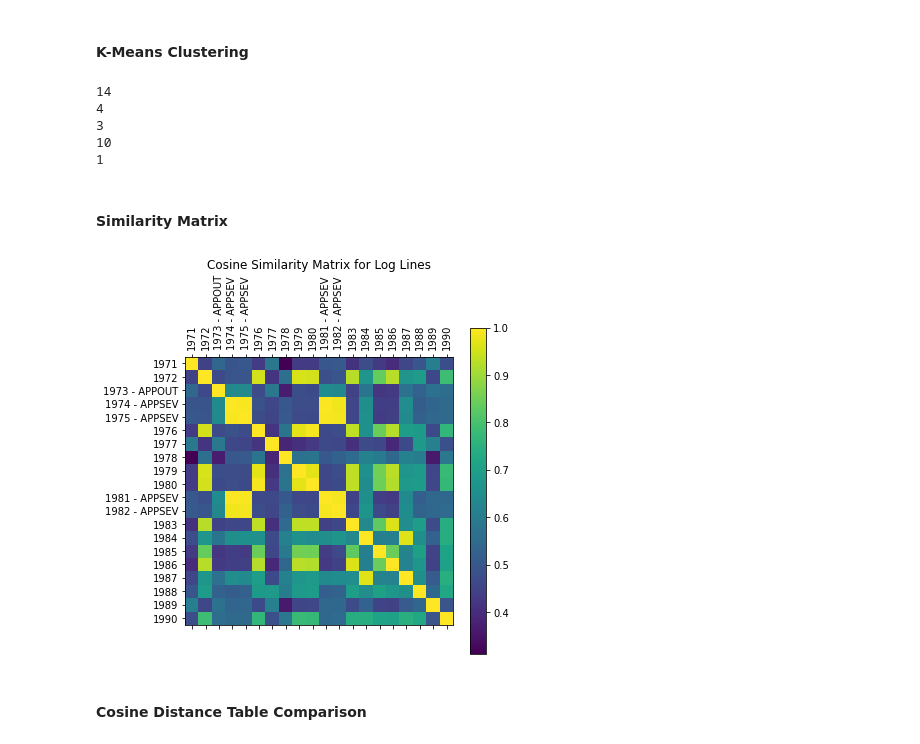
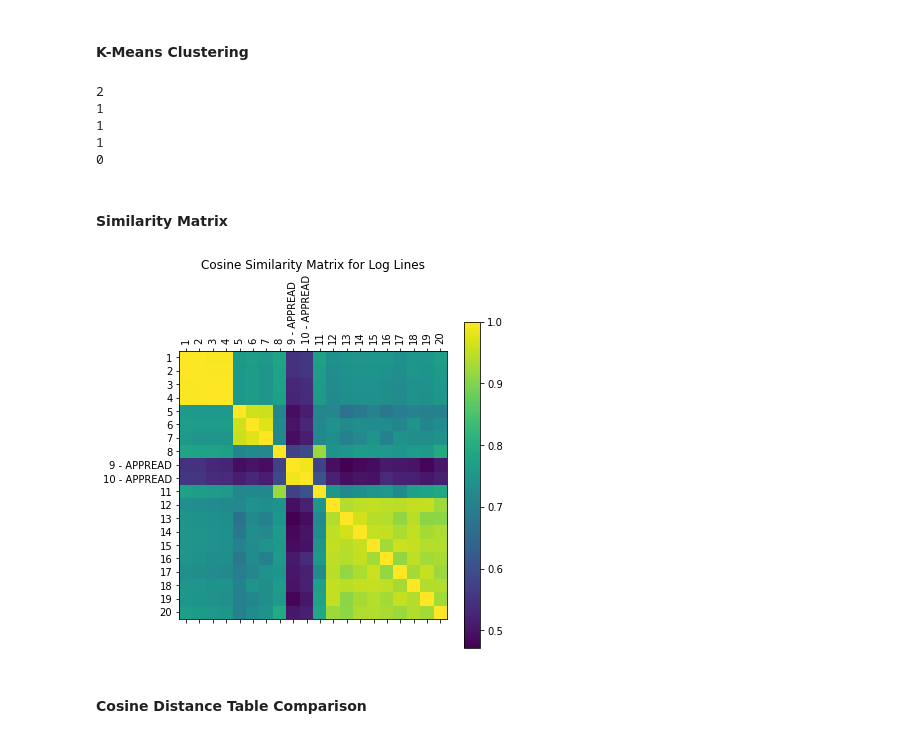
Before and after one commit to jantiegges/bert-for-log-lines, a Jupyter notebook: log_line_embeddings.ipynb, the cells around one changed output. Drawn from its saved outputs; the diff is of its cells as text; code cells hidden in the pictures.

```diff
--- a/log_line_embeddings.ipynb
+++ b/log_line_embeddings.ipynb
@@ -218,7 +218,7 @@ while(num_clust_mixed != 0):
         print(f"Clusters: {num_clusters} - Mixed Clusters: {num_clust_mixed}")
 
     ### define if clustering is done
-    #break
+    break
 
 print(num_clusters)
 print(num_clust_anomaly)
@@ -226,18 +226,18 @@ print(num_clust_mixed)
 print(num_clust_normal_distinct)
 print(num_clust_anomaly_distinct)
 # %% [output]
-14
-4
-3
-10
+2
 1
+1
+1
+0
 # %% [markdown]
 #### Similarity Matrix
 # %%
-idc = range(1970, 1990)
+idc = range(0, 20)
 plot_sim_matrix(embedding_processed_nolabel, embedding_processed_nolabel, idc, labels)
 # %% [output]
-[figure, old version]
+[figure, new version]
 # %% [markdown]
 #### Cosine Distance Table Comparison
 # %%
```
Also changed, not shown: parts of 2 cells of this notebook.
